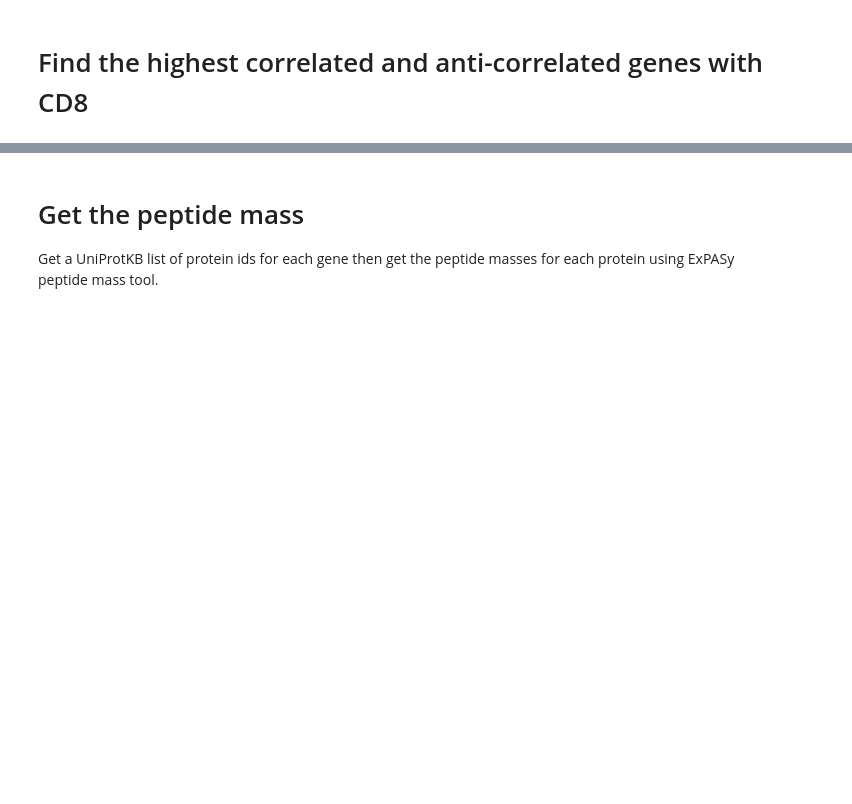
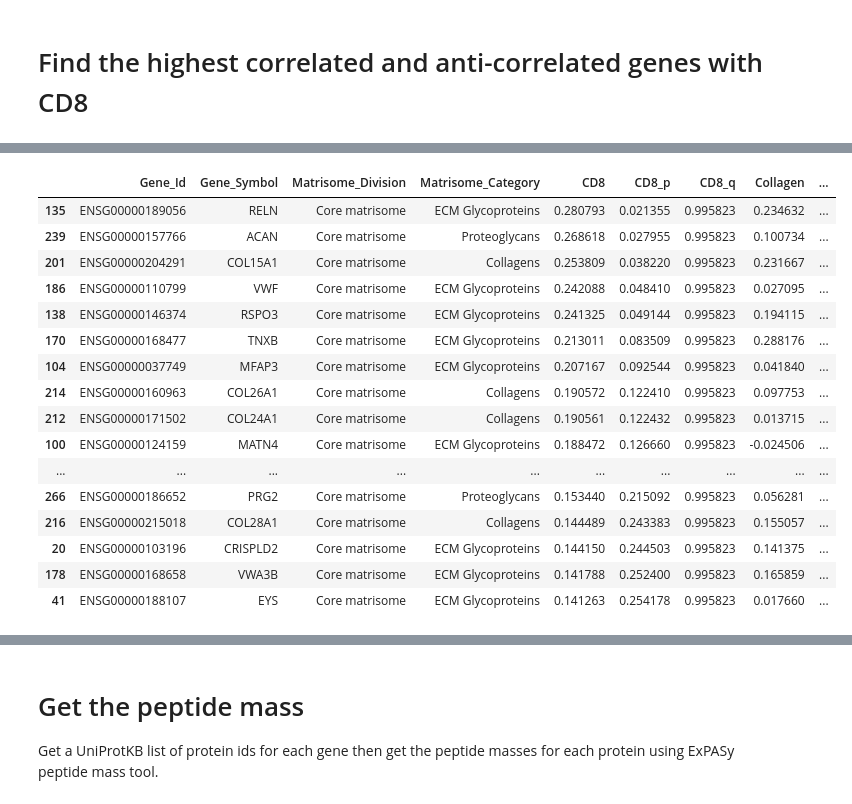
Before and after one commit to GeNeHetX/MSI-RNA, a Jupyter notebook: rna_ihc_correlations.ipynb, the cells around one changed output, grey strips where cells are left out. Saved outputs shown, nothing was run; the diff lists cells and outputs as text; code cells hidden in the pictures; blank space fills up the shorter version.

```diff
--- a/rna_ihc_correlations.ipynb
+++ b/rna_ihc_correlations.ipynb
@@ -116,0 +197,31 @@ bottom_genes
+# %%
+# Remove the secreted factors
+df_clean = matrisome_genes[matrisome_genes.Matrisome_Division != "Matrisome-associated"]
+
+# Remove the highly correlated genes with the stroma
+df_clean = df_clean[df_clean.Stroma > 0]
+
+# Remove the highly correlated genes with the tumor
+df_clean = df_clean[df_clean.Tumor < 0]
+# %%
+# Find the top genes with the highest correlation with CD8
+top_genes = df_clean.nlargest(20, 'CD8')
+top_genes
+# %% [output]
+|  | Gene_Id | Gene_Symbol | Matrisome_Division | Matrisome_Category | CD8 | CD8_p | CD8_q | Collagen | ... |
+| 135 | ENSG00000189056 | RELN | Core matrisome | ECM Glycoproteins | 0.280793 | 0.021355 | 0.995823 | 0.234632 | ... |
+| 239 | ENSG00000157766 | ACAN | Core matrisome | Proteoglycans | 0.268618 | 0.027955 | 0.995823 | 0.100734 | ... |
+| 201 | ENSG00000204291 | COL15A1 | Core matrisome | Collagens | 0.253809 | 0.038220 | 0.995823 | 0.231667 | ... |
+| 186 | ENSG00000110799 | VWF | Core matrisome | ECM Glycoproteins | 0.242088 | 0.048410 | 0.995823 | 0.027095 | ... |
+| 138 | ENSG00000146374 | RSPO3 | Core matrisome | ECM Glycoproteins | 0.241325 | 0.049144 | 0.995823 | 0.194115 | ... |
+| 170 | ENSG00000168477 | TNXB | Core matrisome | ECM Glycoproteins | 0.213011 | 0.083509 | 0.995823 | 0.288176 | ... |
+| 104 | ENSG00000037749 | MFAP3 | Core matrisome | ECM Glycoproteins | 0.207167 | 0.092544 | 0.995823 | 0.041840 | ... |
+| 214 | ENSG00000160963 | COL26A1 | Core matrisome | Collagens | 0.190572 | 0.122410 | 0.995823 | 0.097753 | ... |
+| 212 | ENSG00000171502 | COL24A1 | Core matrisome | Collagens | 0.190561 | 0.122432 | 0.995823 | 0.013715 | ... |
+| 100 | ENSG00000124159 | MATN4 | Core matrisome | ECM Glycoproteins | 0.188472 | 0.126660 | 0.995823 | -0.024506 | ... |
+| ... | ... | ... | ... | ... | ... | ... | ... | ... | ... |
+| 266 | ENSG00000186652 | PRG2 | Core matrisome | Proteoglycans | 0.153440 | 0.215092 | 0.995823 | 0.056281 | ... |
+| 216 | ENSG00000215018 | COL28A1 | Core matrisome | Collagens | 0.144489 | 0.243383 | 0.995823 | 0.155057 | ... |
+| 20 | ENSG00000103196 | CRISPLD2 | Core matrisome | ECM Glycoproteins | 0.144150 | 0.244503 | 0.995823 | 0.141375 | ... |
+| 178 | ENSG00000168658 | VWA3B | Core matrisome | ECM Glycoproteins | 0.141788 | 0.252400 | 0.995823 | 0.165859 | ... |
+| 41 | ENSG00000188107 | EYS | Core matrisome | ECM Glycoproteins | 0.141263 | 0.254178 | 0.995823 | 0.017660 | ... |
```
Also changed, not shown: parts of 25 cells of this notebook, 2 other files.
